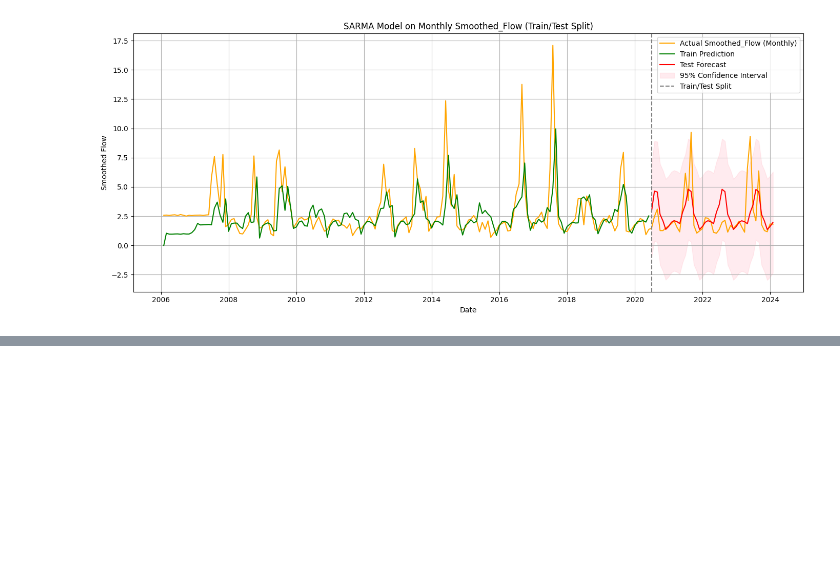
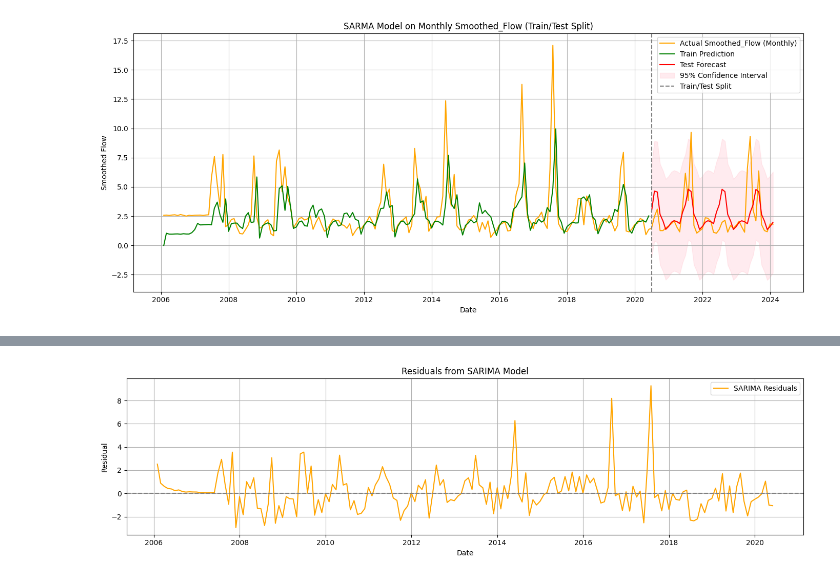
Before and after one commit to MohamamdAghaei/Acea-Smart-Water-Analytics, a Jupyter notebook: Big_Data_project_Water_Analytics.ipynb, the cells around one changed output, grey strips where cells are left out. Cells and saved outputs as stored; diff of their text form; code cells hidden in the pictures; blank space fills up the shorter version.

```diff
--- a/Big_Data_project_Water_Analytics.ipynb
+++ b/Big_Data_project_Water_Analytics.ipynb
@@ -1238,0 +1776,17 @@ Warnings:
+# %%
+# 📉 Get residuals from model
+residuals = results.resid
+
+# 🖼️ Plot residuals over time
+plt.figure(figsize=(14, 4))
+plt.plot(residuals, label="SARIMA Residuals", color='orange')
+plt.axhline(0, linestyle='--', color='gray')
+plt.title("Residuals from SARIMA Model")
+plt.xlabel("Date")
+plt.ylabel("Residual")
+plt.legend()
+plt.grid(True)
+plt.tight_layout()
+plt.show()
+# %% [output]
+[figure, added]
```
Also changed, not shown: parts of 8 cells of this notebook.
